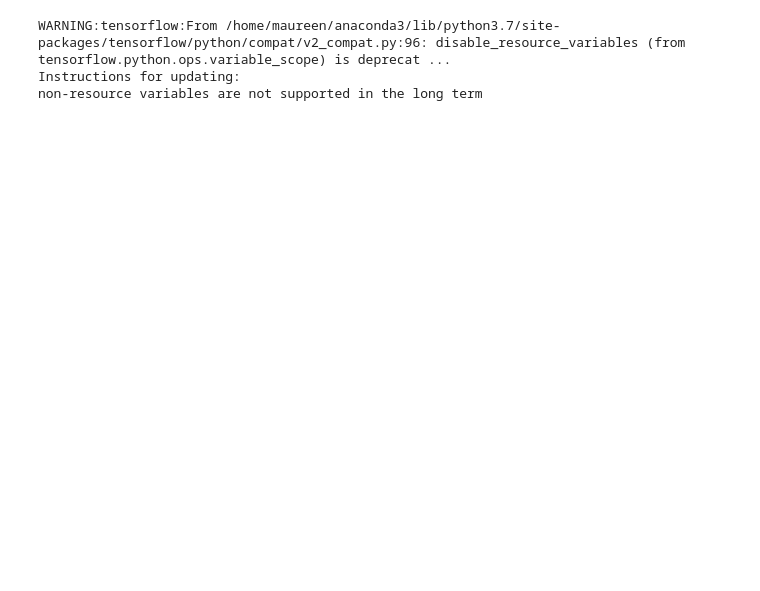
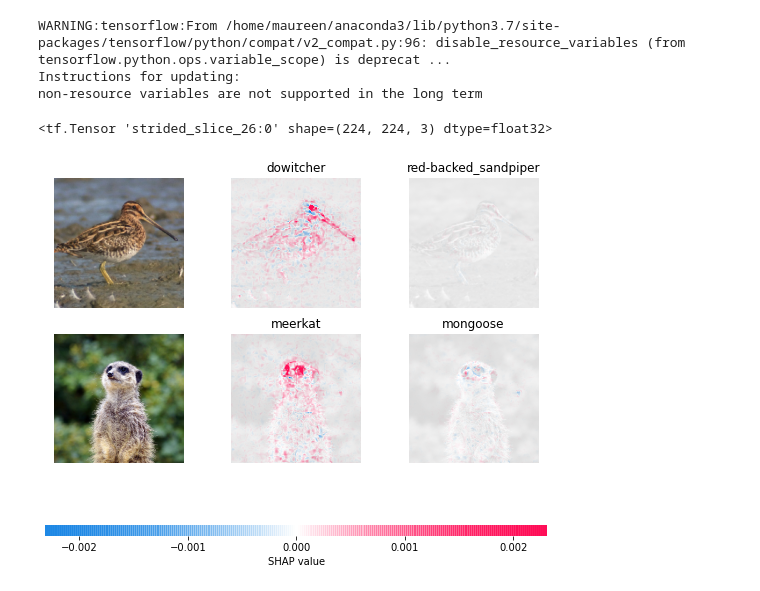
Before and after one commit to mkpetterson/cancer-prediction, a Jupyter notebook: notebooks/SHAP.ipynb, the cells around one changed output. Drawn from its saved outputs; the diff is of its cells as text; code cells hidden in the pictures; blank space fills up the shorter version.

```diff
--- a/notebooks/SHAP.ipynb
+++ b/notebooks/SHAP.ipynb
@@ -45,0 +35,26 @@ shap.image_plot(shap_values, to_explain, index_names)
+# %%
+img = X[[41]].reshape((224,224,3))
+# plt.imshow(img[:,:,0])
+# type(X)
+
+model.layers[0].input[2]
+# %% [output]
+<tf.Tensor 'strided_slice_26:0' shape=(224, 224, 3) dtype=float32>
+# %%
+# Magic starts here. Layer number is important. Must be convolution layer
+
+l = 4
+
+e = shap.GradientExplainer((model.layers[l].input, model.layers[-1].output),
+    map2layer(X, l),
+    local_smoothing=0 # std dev of smoothing noise
+)
+shap_values,indexes = e.shap_values(map2layer(to_explain, l), ranked_outputs=2)
+
+# get the names for the classes
+index_names = np.vectorize(lambda x: class_names[str(x)][1])(indexes)
+
+# plot the explanations
+shap.image_plot(shap_values, to_explain, index_names)
+# %% [output]
+[figure, added]
```
Also changed, not shown: parts of 3 cells of this notebook, 2 other files.
